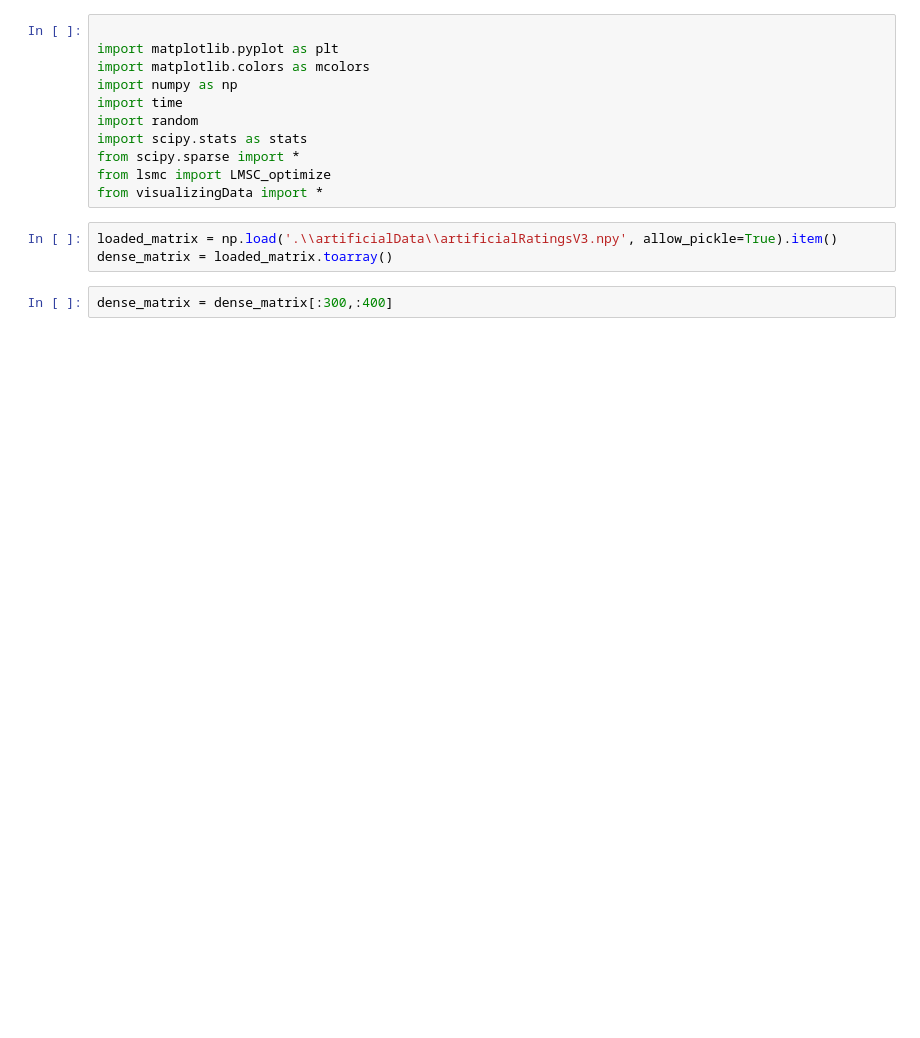
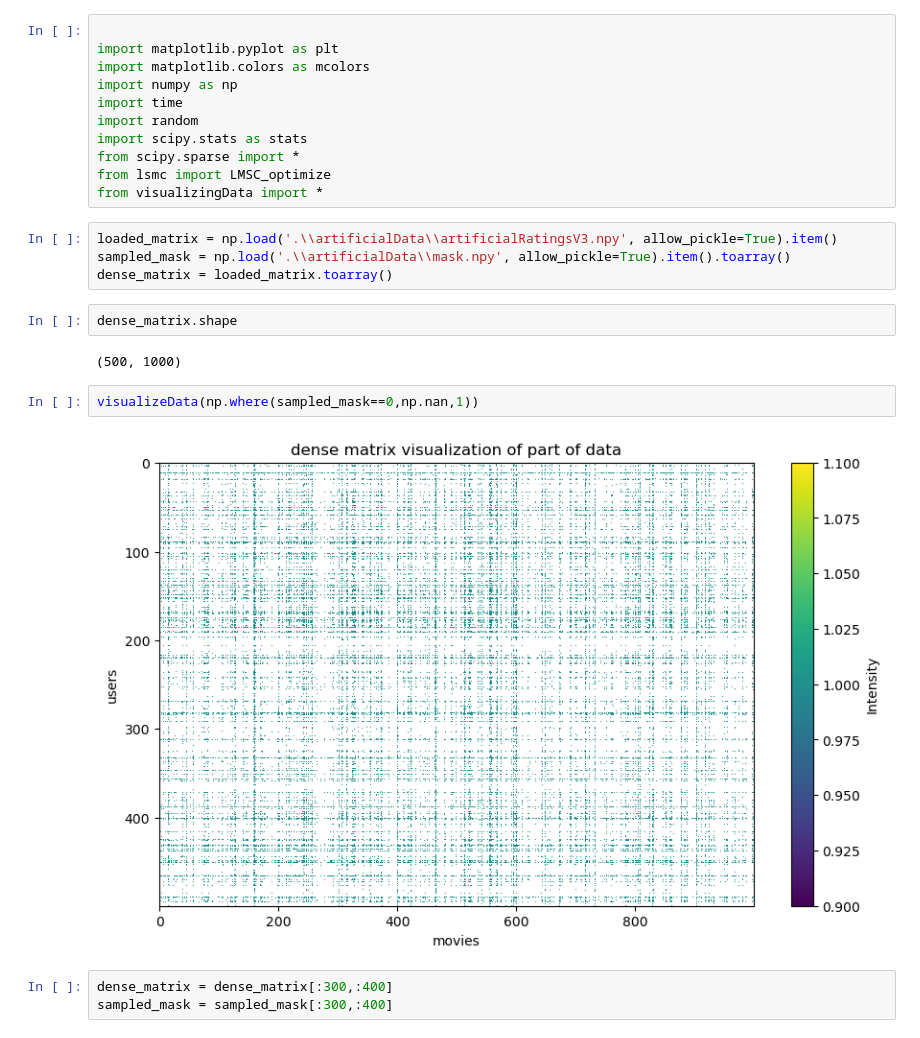
Before and after one commit to Kessius00/nn-s-matrix-fc, a Jupyter notebook: lsmc/lsmc_testv2.ipynb, the cells around one changed output. Cells and saved outputs as stored; diff of their text form; blank space fills up the shorter version.

```diff
--- a/lsmc/lsmc_testv2.ipynb
+++ b/lsmc/lsmc_testv2.ipynb
@@ -11,9 +11,19 @@ from lsmc import LMSC_optimize
 from visualizingData import *
 # %%
 loaded_matrix = np.load('.\\artificialData\\artificialRatingsV3.npy', allow_pickle=True).item()
+sampled_mask = np.load('.\\artificialData\\mask.npy', allow_pickle=True).item().toarray()
 dense_matrix = loaded_matrix.toarray()
+# %%
+dense_matrix.shape
+# %% [output]
+(500, 1000)
+# %%
+visualizeData(np.where(sampled_mask==0,np.nan,1))
+# %% [output]
+[figure, added]
 # %%
 dense_matrix = dense_matrix[:300,:400]
+sampled_mask = sampled_mask[:300,:400]
 # %%
 
 
```
Also changed, not shown: parts of 19 cells of this notebook, 6 other files.
